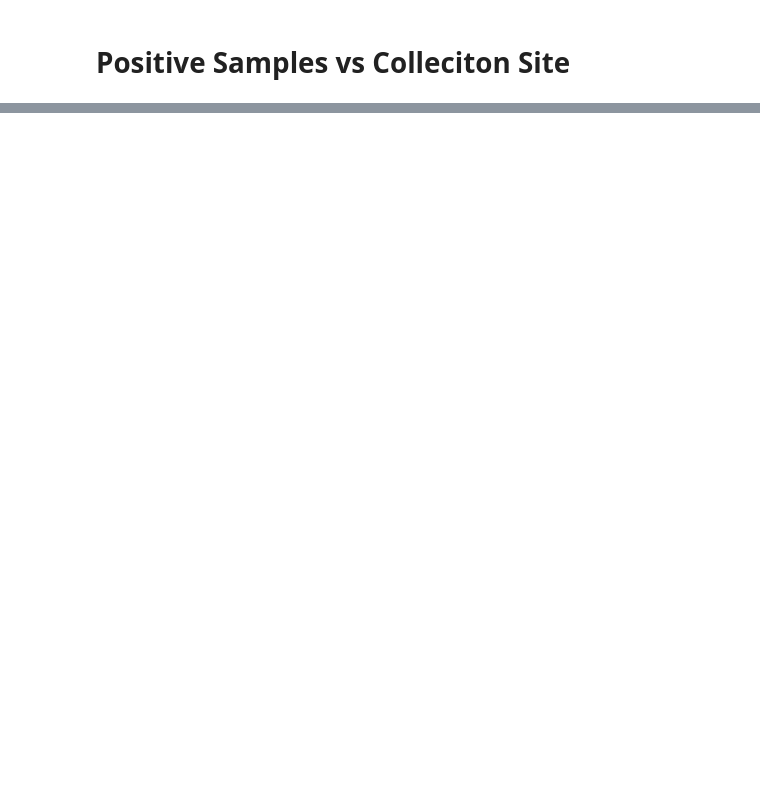
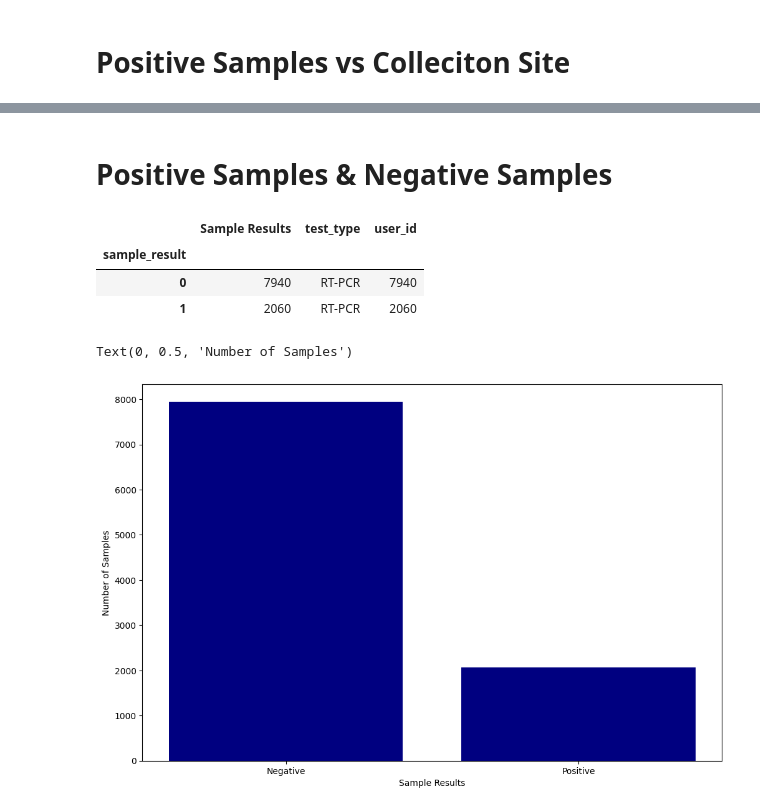
Before and after one commit to jnothaft/Biobank-Covid19, a Jupyter notebook: pages/scratch.ipynb, the cells around one changed output, grey strips where cells are left out. Cells and saved outputs as stored; diff of their text form; code cells hidden in the pictures; blank space fills up the shorter version.

```diff
--- a/pages/scratch.ipynb
+++ b/pages/scratch.ipynb
@@ -170,0 +171,30 @@ Text(0, 0.5, 'Number of Positive Samples')
+# %% [markdown]
+# Positive Samples & Negative Samples
+# %%
+dt = df.copy()
+
+dt['sample_result'] = dt['sample_result'].map({'positive':1, 'negative':0})
+
+agg_map = {'sample_result':'count','test_type':'first', 'user_id':'count'}
+agg_data = dt.groupby('sample_result').agg(agg_map)
+agg_data = agg_data.rename({'sample_result': 'Sample Results'}, axis=1)
+
+plot_data = agg_data[['Sample Results']].copy()
+
+# X -axis label
+plot_data.index = plot_data.index.map({1:'Positive', 0:'Negative'})
+# %%
+agg_data
+# %% [output]
+|  | Sample Results | test_type | user_id |
+| sample_result |  |  |  |
+| 0 | 7940 | RT-PCR | 7940 |
+| 1 | 2060 | RT-PCR | 2060 |
+# %%
+plt.bar(plot_data.index, plot_data['Sample Results'], color='#000080')
+# plt.yticks([])
+plt.xlabel('Sample Results')
+plt.ylabel('Number of Samples')
+# %% [output]
+Text(0, 0.5, 'Number of Samples')
+[figure, added]
```
Also changed, not shown: parts of 5 cells of this notebook, 10 other files.
